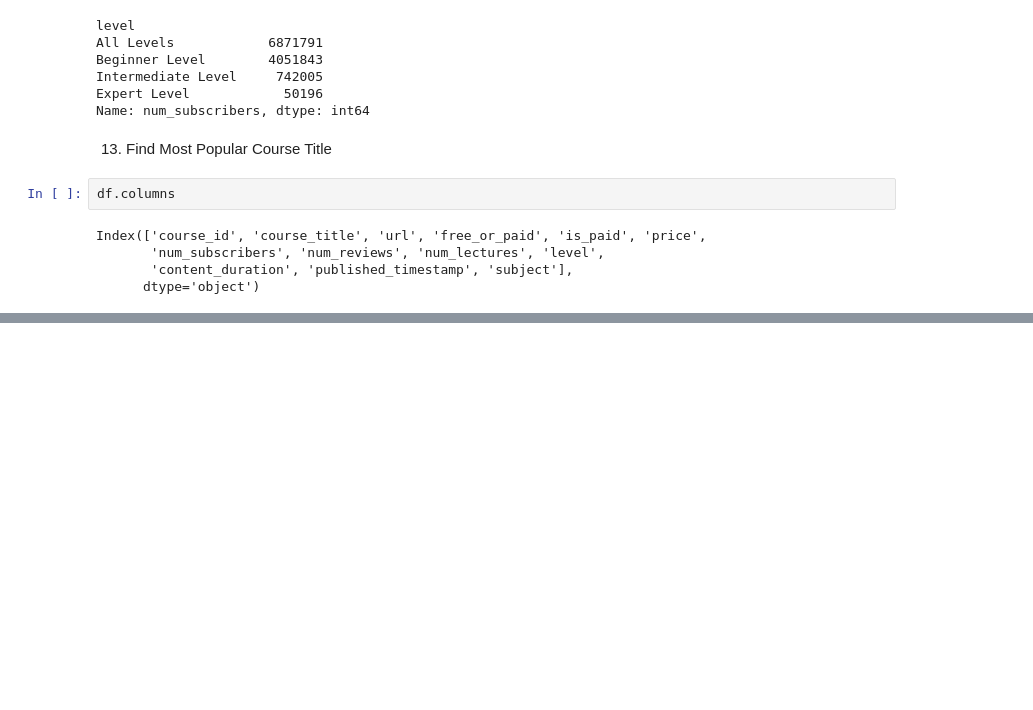
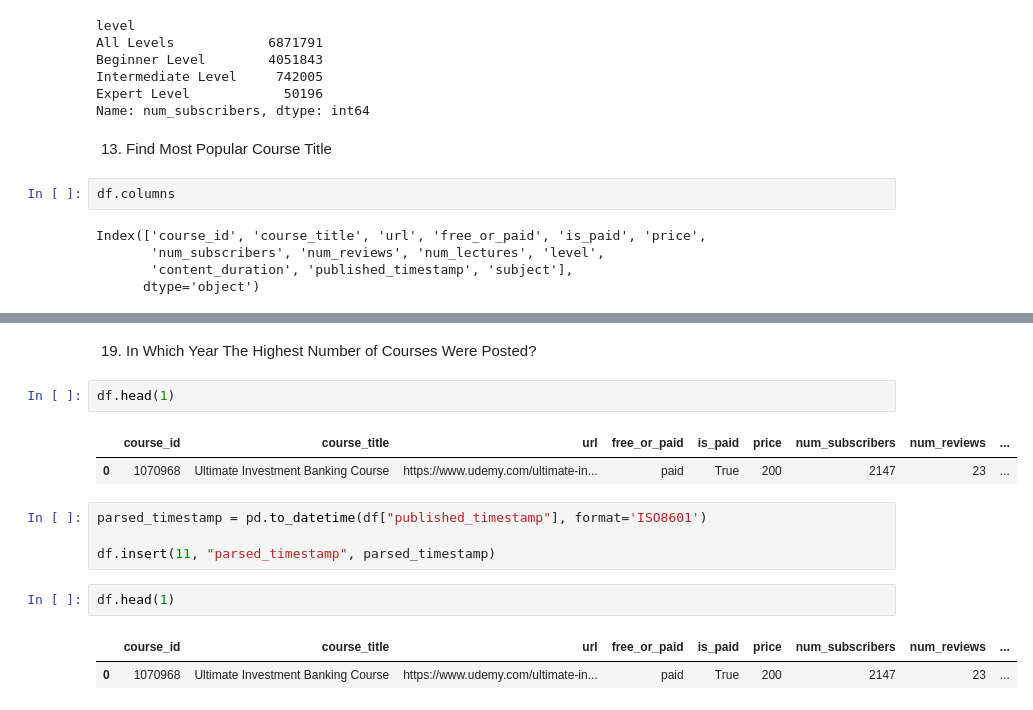
Before and after one commit to MNO-proA/Udemy_courses-case-study-Pandas_Matplotlib_Seaborn_Numpy, a Jupyter notebook: Udemy.ipynb, the cells around one changed output, grey strips where cells are left out. Saved outputs shown, nothing was run; the diff lists cells and outputs as text; blank space fills up the shorter version.

```diff
--- a/Udemy.ipynb
+++ b/Udemy.ipynb
@@ -261,0 +340,16 @@ Name: num_subscribers, Length: 3663, dtype: int64
+# %% [markdown]
+19. In Which Year The Highest Number of Courses Were Posted?
+# %%
+df.head(1)
+# %% [output]
+|  | course_id | course_title | url | free_or_paid | is_paid | price | num_subscribers | num_reviews | ... |
+| 0 | 1070968 | Ultimate Investment Banking Course | https://www.udemy.com/ultimate-in... | paid | True | 200 | 2147 | 23 | ... |
+# %%
+parsed_timestamp = pd.to_datetime(df["published_timestamp"], format='ISO8601')
+
+df.insert(11, "parsed_timestamp", parsed_timestamp)
+# %%
+df.head(1)
+# %% [output]
+|  | course_id | course_title | url | free_or_paid | is_paid | price | num_subscribers | num_reviews | ... |
+| 0 | 1070968 | Ultimate Investment Banking Course | https://www.udemy.com/ultimate-in... | paid | True | 200 | 2147 | 23 | ... |
```
Also changed, not shown: parts of 22 cells of this notebook.
